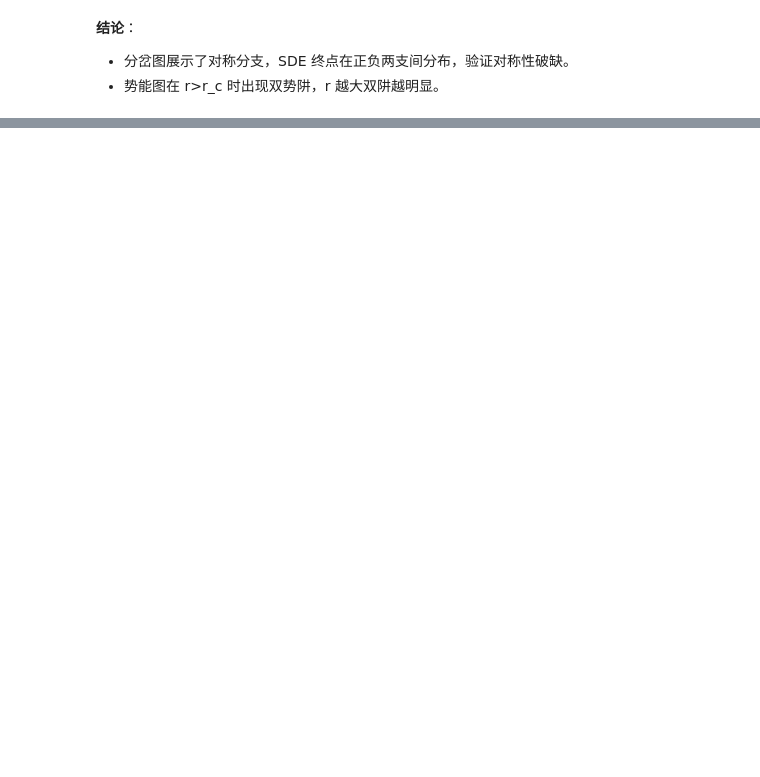
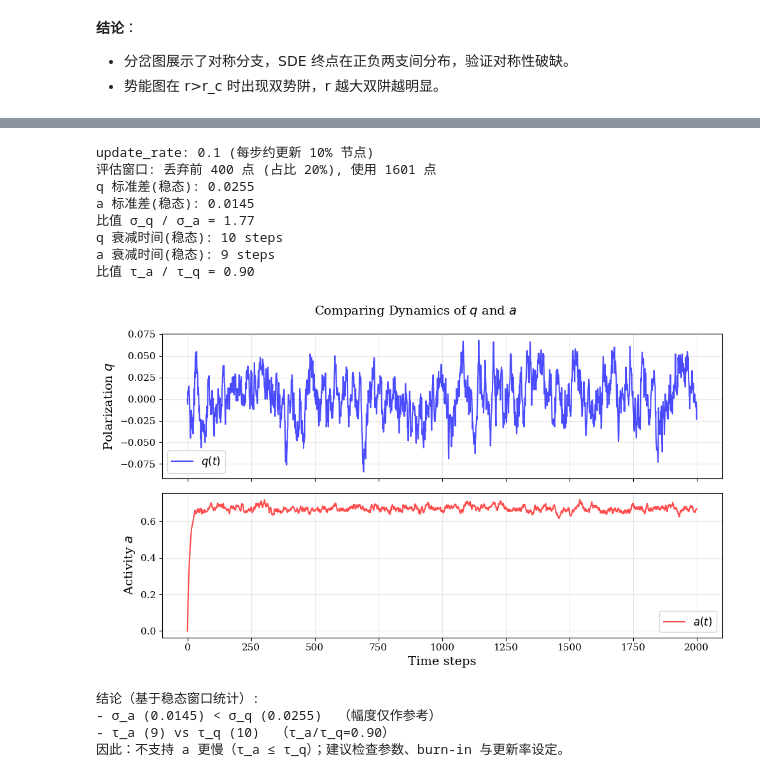
Before and after one commit to wujlin/Mixed_dynamics, a Jupyter notebook: notebooks/01_Theory_and_Potential.ipynb, the cells around one changed output, grey strips where cells are left out. Saved outputs shown, nothing was run; the diff lists cells and outputs as text; code cells hidden in the pictures; blank space fills up the shorter version.

```diff
--- a/notebooks/01_Theory_and_Potential.ipynb
+++ b/notebooks/01_Theory_and_Potential.ipynb
@@ -215,46 +228,90 @@ cfg = NetworkConfig(
 )
 model = NetworkAgentModel(cfg)
 t, q_traj, a_traj = model.run(steps=2000, record_interval=1)
+print(f"update_rate: {cfg.update_rate} (每步约更新 {cfg.update_rate:.0%} 节点)")
+
+# 丢弃 burn-in，避免初始态（全中立）带来的趋势项影响统计
+BURN_IN_FRACTION = 0.2
+burn_in = int(len(t) * BURN_IN_FRACTION)
+t_eval = t[burn_in:]
+q_eval = q_traj[burn_in:]
+a_eval = a_traj[burn_in:]
+print(f"评估窗口: 丢弃前 {burn_in} 点 (占比 {BURN_IN_FRACTION:.0%}), 使用 {len(q_eval)} 点")
 
 # 计算波动幅度
-q_std = np.std(q_traj)
-a_std = np.std(a_traj)
-print(f"q 标准差: {q_std:.4f}")
-print(f"a 标准差: {a_std:.4f}")
-print(f"比值 σ_q / σ_a = {q_std / a_std:.2f}")
+q_std = np.std(q_eval)
+a_std = np.std(a_eval)
+print(f"q 标准差(稳态): {q_std:.4f}")
+print(f"a 标准差(稳态): {a_std:.4f}")
+ratio_sigma = (q_std / a_std) if a_std != 0 else np.inf
+print(f"比值 σ_q / σ_a = {ratio_sigma:.2f}" if np.isfinite(ratio_sigma) else "比值 σ_q / σ_a = inf (σ_a≈0)")
 
 # 计算自相关衰减时间
 def autocorr_decay_time(x, max_lag=100):
     """估算自相关衰减到 1/e 的时间"""
     x = x - np.mean(x)
     acf = np.correlate(x, x, mode='full')[len(x)-1:]
     acf = acf / acf[0]
     idx = np.where(acf < 1/np.e)[0]
     return idx[0] if len(idx) > 0 else max_lag
 
-tau_q = autocorr_decay_time(q_traj)
-tau_a = autocorr_decay_time(a_traj)
-print(f"q 衰减时间: {tau_q} steps")
-print(f"a 衰减时间: {tau_a} steps")
-print(f"比值 τ_a / τ_q = {tau_a / tau_q:.2f}")
+tau_q = autocorr_decay_time(q_eval)
+tau_a = autocorr_decay_time(a_eval)
+print(f"q 衰减时间(稳态): {tau_q} steps")
+print(f"a 衰减时间(稳态): {tau_a} steps")
+ratio_tau = (tau_a / tau_q) if tau_q != 0 else np.inf
+print(f"比值 τ_a / τ_q = {ratio_tau:.2f}" if np.isfinite(ratio_tau) else "比值 τ_a / τ_q = inf (τ_q≈0)")
 
 # 绘图
 fig, axes = plt.subplots(2, 1, figsize=(10, 6), sharex=True)
 
 axes[0].plot(t, q_traj, 'b-', alpha=0.7, label='$q(t)$')
 axes[0].set_ylabel('Polarization $q$')
 axes[0].legend()
 axes[0].grid(True, alpha=0.3)
 
 axes[1].plot(t, a_traj, 'r-', alpha=0.7, label='$a(t)$')
 axes[1].set_ylabel('Activity $a$')
 axes[1].set_xlabel('Time steps')
 axes[1].legend()
 axes[1].grid(True, alpha=0.3)
 
 fig.suptitle('Comparing Dynamics of $q$ and $a$', fontsize=14)
 fig.tight_layout()
 plt.show()
 
-print(f"\n结论：a 的变化幅度更小 (σ_a < σ_q)，且衰减更慢 (τ_a > τ_q)，")
-print("支持将 a 视为慢变量的绝热近似假设。")
+amp_ok = a_std < q_std
+print("\n结论（基于稳态窗口统计）:")
+print(f"- σ_a ({a_std:.4f}) {'<' if amp_ok else '>='} σ_q ({q_std:.4f})  （幅度仅作参考）")
+print(f"- τ_a ({tau_a}) vs τ_q ({tau_q})  （τ_a/τ_q={ratio_tau:.2f}）")
+
+if ratio_tau >= 2.0:
+    print("时间尺度：支持 a 更慢（分离较明显）。")
+elif ratio_tau > 1.0:
+    print("时间尺度：仅弱支持 a 更慢（分离较弱）。")
+else:
+    print("时间尺度：不支持 a 更慢（tau_a <= tau_q）。")
+
+if amp_ok and ratio_tau > 1.0:
+    print("综合：可将 a 视为慢变量（在此参数/窗口下）。")
+elif amp_ok:
+    print("补充：σ_a 更小，更接近‘准静态参数’；但时间尺度分离不明显。")
+else:
+    print("综合：不足以支持 a 为慢变量；建议多 seed/更长步数或改用更稳健的 tau 估计。")
+
+if abs(tau_a - tau_q) <= 1:
+    print("备注：tau 差异很小，可能在抽样噪声范围，建议多 seed 重复。")
+# %% [output]
+update_rate: 0.1 (每步约更新 10% 节点)
+评估窗口: 丢弃前 400 点 (占比 20%), 使用 1601 点
+q 标准差(稳态): 0.0255
+a 标准差(稳态): 0.0145
+比值 σ_q / σ_a = 1.77
+q 衰减时间(稳态): 10 steps
+a 衰减时间(稳态): 9 steps
+比值 τ_a / τ_q = 0.90
+[figure, added]
+结论（基于稳态窗口统计）:
+- σ_a (0.0145) < σ_q (0.0255)  （幅度仅作参考）
+- τ_a (9) vs τ_q (10)  （τ_a/τ_q=0.90）
+因此：不支持 a 更慢（τ_a ≤ τ_q）；建议检查参数、burn-in 与更新率设定。
```
Also changed, not shown: parts of 7 cells of this notebook, 24 other files.
